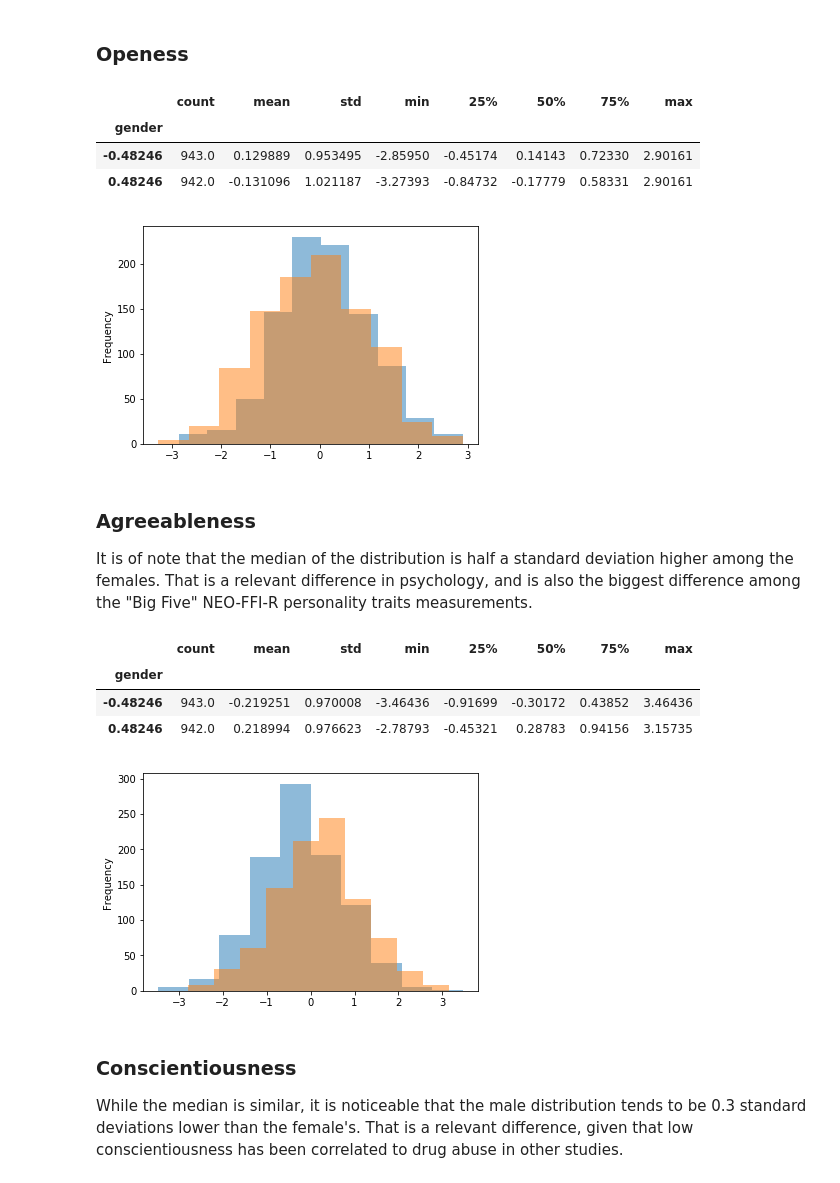
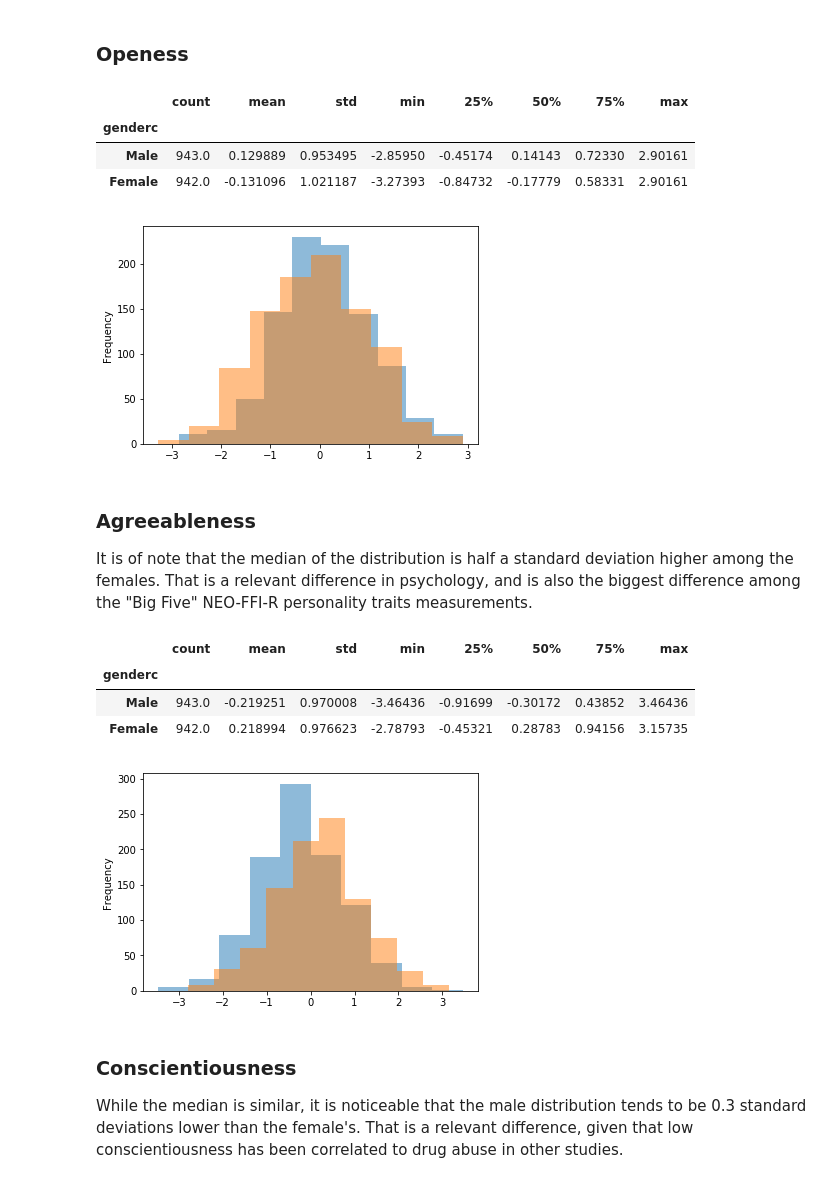
Before and after one commit to AndreMoukarzel/MAC0459, a Jupyter notebook: DataScienceEP1.ipynb, the cells around one changed output. Cells and saved outputs as stored; diff of their text form; code cells hidden in the pictures.

```diff
--- a/DataScienceEP1.ipynb
+++ b/DataScienceEP1.ipynb
@@ -38,6 +38,8 @@ import seaborn as sns
 import numpy as np
 
 drugs = pd.read_csv('drug_consumption.data')
+drugs['countryn'] = pd.cut(drugs['country'], [-0.58,-0.47,-0.3,-0.2,0.0,0.23,0.5,1.], labels=['USA', 'New Zealand', 'Other', 'Australia', 'Republic of Ireland', 'Canada', 'UK'])
+drugs['genderc'] = pd.cut(drugs['gender'], 2, labels=['Male', 'Female'])
 drugs.describe()
 # %% [output]
 |  | id | age | gender | education | country | etnicity | nscore | escore | oscore | ascore | cscore | ... |
@@ -82,26 +80,26 @@ drugs.groupby('gender')['escore'].describe()
 # %% [markdown]
 ### Openess
 # %%
-drugs.groupby('gender')['oscore'].plot.hist(alpha=0.5)
-drugs.groupby('gender')['oscore'].describe()
+drugs.groupby('genderc')['oscore'].plot.hist(alpha=0.5)
+drugs.groupby('genderc')['oscore'].describe()
 # %% [output]
 |  | count | mean | std | min | 25% | 50% | 75% | max |
-| gender |  |  |  |  |  |  |  |  |
-| -0.48246 | 943.0 | 0.129889 | 0.953495 | -2.85950 | -0.45174 | 0.14143 | 0.72330 | 2.90161 |
-| 0.48246 | 942.0 | -0.131096 | 1.021187 | -3.27393 | -0.84732 | -0.17779 | 0.58331 | 2.90161 |
+| genderc |  |  |  |  |  |  |  |  |
+| Male | 943.0 | 0.129889 | 0.953495 | -2.85950 | -0.45174 | 0.14143 | 0.72330 | 2.90161 |
+| Female | 942.0 | -0.131096 | 1.021187 | -3.27393 | -0.84732 | -0.17779 | 0.58331 | 2.90161 |
 [figure]
 # %% [markdown]
 ### Agreeableness
 
 It is of note that the median of the distribution is half a standard deviation higher among the females. That is a relevant difference in psychology, and is also the biggest difference among the "Big Five" NEO-FFI-R personality traits measurements.
 # %%
-drugs.groupby('gender')['ascore'].plot.hist(alpha=0.5)
-drugs.groupby('gender')['ascore'].describe()
+drugs.groupby('genderc')['ascore'].plot.hist(alpha=0.5)
+drugs.groupby('genderc')['ascore'].describe()
 # %% [output]
 |  | count | mean | std | min | 25% | 50% | 75% | max |
-| gender |  |  |  |  |  |  |  |  |
-| -0.48246 | 943.0 | -0.219251 | 0.970008 | -3.46436 | -0.91699 | -0.30172 | 0.43852 | 3.46436 |
-| 0.48246 | 942.0 | 0.218994 | 0.976623 | -2.78793 | -0.45321 | 0.28783 | 0.94156 | 3.15735 |
+| genderc |  |  |  |  |  |  |  |  |
+| Male | 943.0 | -0.219251 | 0.970008 | -3.46436 | -0.91699 | -0.30172 | 0.43852 | 3.46436 |
+| Female | 942.0 | 0.218994 | 0.976623 | -2.78793 | -0.45321 | 0.28783 | 0.94156 | 3.15735 |
 [figure]
 # %% [markdown]
 ### Conscientiousness
```
Also changed, not shown: parts of 25 cells of this notebook.
